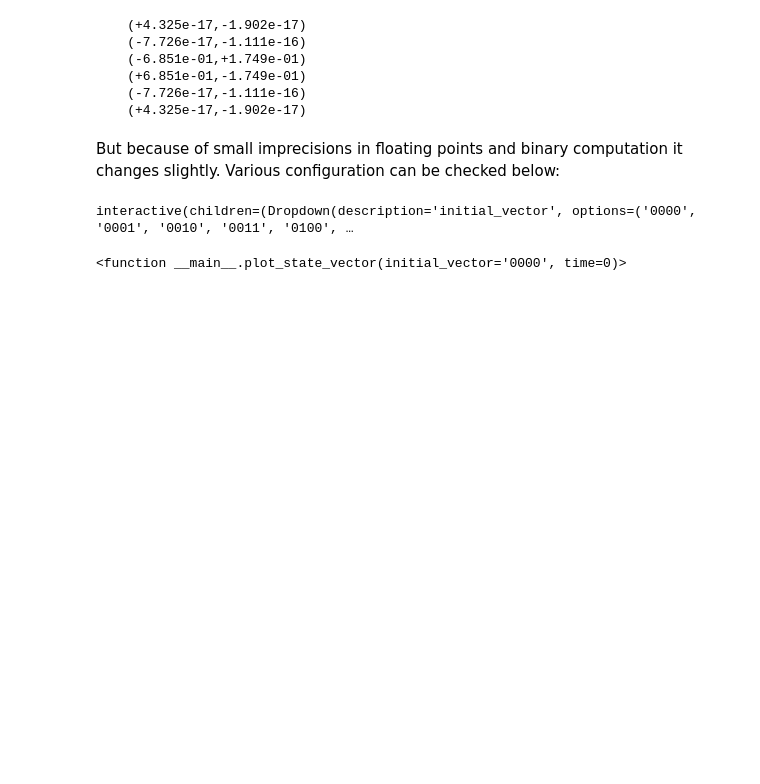
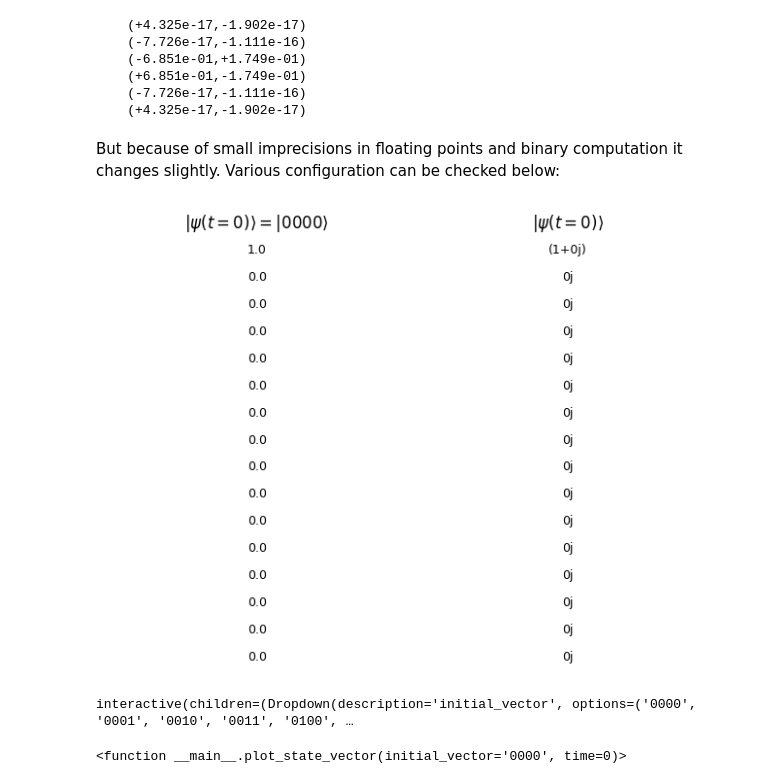
Before and after one commit to Yolonek/HeisenbergModel, a Jupyter notebook: TimeEvolution/TimeEvolutionDescription.ipynb, the cells around one changed output. Cells and saved outputs as stored; diff of their text form; code cells hidden in the pictures; blank space fills up the shorter version.

```diff
--- a/TimeEvolution/TimeEvolutionDescription.ipynb
+++ b/TimeEvolution/TimeEvolutionDescription.ipynb
@@ -173,6 +173,10 @@ def plot_state_vector(initial_vector='0000', time=0):
     axes[1].set_title(f'$|\psi(t={time}){rangle}$')
 
     plt.show()
+# %%
+plot_state_vector()
+# %% [output]
+[figure, added]
 # %%
 ipywidgets.interact(plot_state_vector,
                     initial_vector=generate_binary_strings(4),
```
Also changed, not shown: 13 other files.
